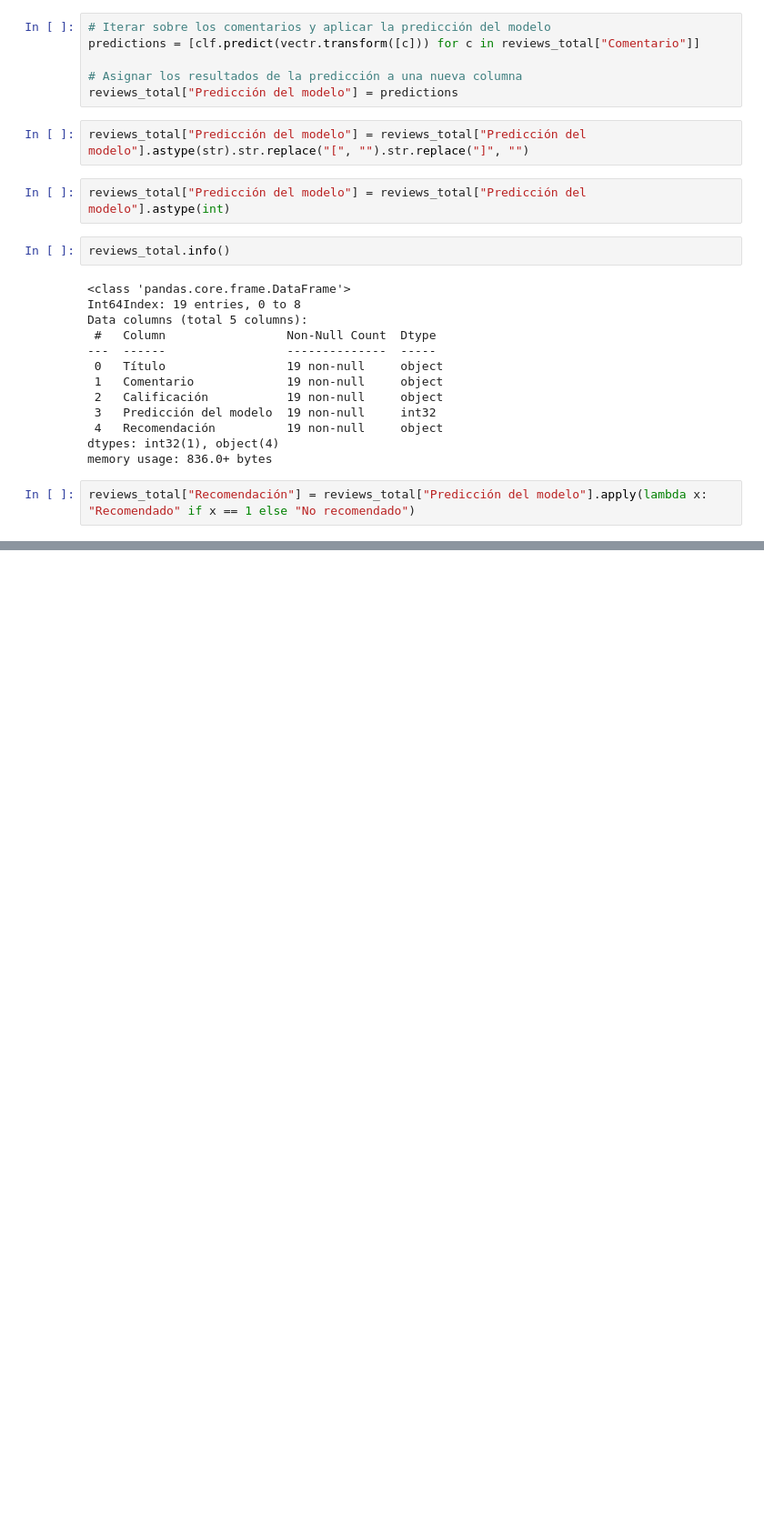
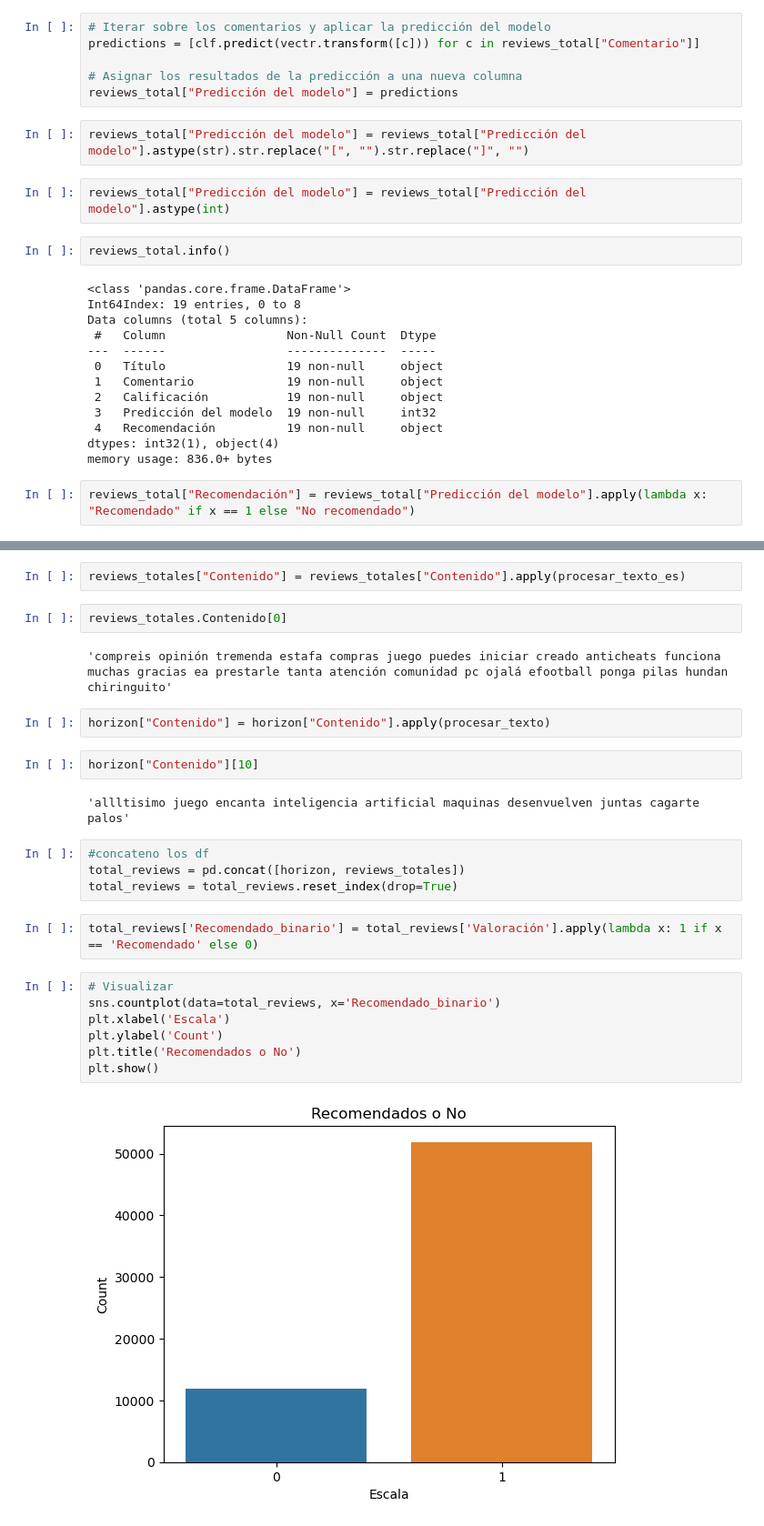
Before and after one commit to giottomillan/project_play, a Jupyter notebook: ML_sentiments/Notebook/modelo.ipynb, the cells around one changed output, grey strips where cells are left out. Shown at 91% size. Cells and saved outputs as stored; diff of their text form; blank space fills up the shorter version.

```diff
--- a/ML_sentiments/Notebook/Inicio.ipynb
+++ b/ML_sentiments/Notebook/modelo.ipynb
@@ -556,0 +689,27 @@ array([1], dtype=int64)
+# %%
+reviews_totales["Contenido"] = reviews_totales["Contenido"].apply(procesar_texto_es)
+# %%
+reviews_totales.Contenido[0]
+# %% [output]
+'compreis opinión tremenda estafa compras juego puedes iniciar creado anticheats funciona muchas gracias ea prestarle tanta atención comunidad pc ojalá efootball ponga pilas hundan chiringuito'
+# %%
+horizon["Contenido"] = horizon["Contenido"].apply(procesar_texto)
+# %%
+horizon["Contenido"][10]
+# %% [output]
+'allltisimo juego encanta inteligencia artificial maquinas desenvuelven juntas cagarte palos'
+# %%
+#concateno los df
+total_reviews = pd.concat([horizon, reviews_totales])
+total_reviews = total_reviews.reset_index(drop=True)
+# %%
+total_reviews['Recomendado_binario'] = total_reviews['Valoración'].apply(lambda x: 1 if x == 'Recomendado' else 0)
+# %%
+# Visualizar
+sns.countplot(data=total_reviews, x='Recomendado_binario')
+plt.xlabel('Escala')
+plt.ylabel('Count')
+plt.title('Recomendados o No')
+plt.show()
+# %% [output]
+[figure, added]
```
Also changed, not shown: parts of 19 cells of this notebook, 10 other files.
